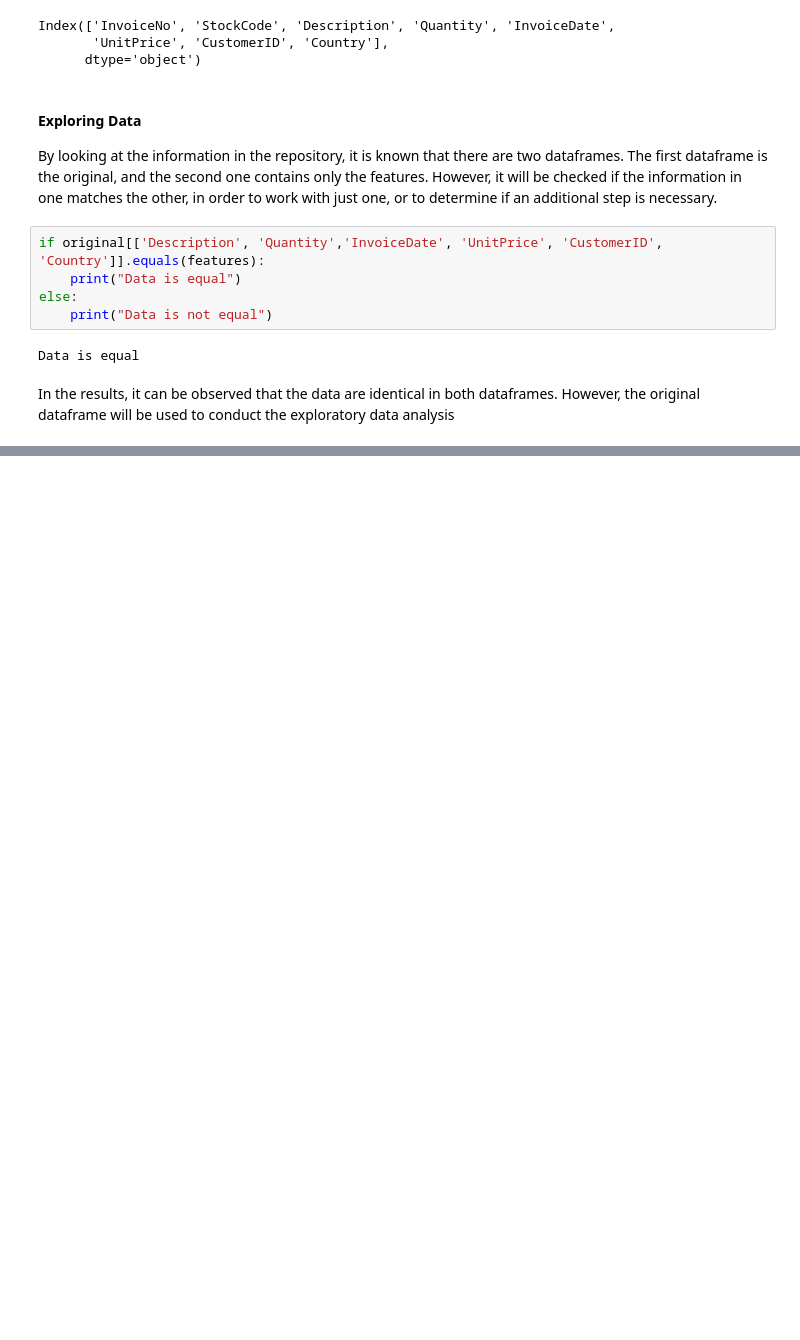
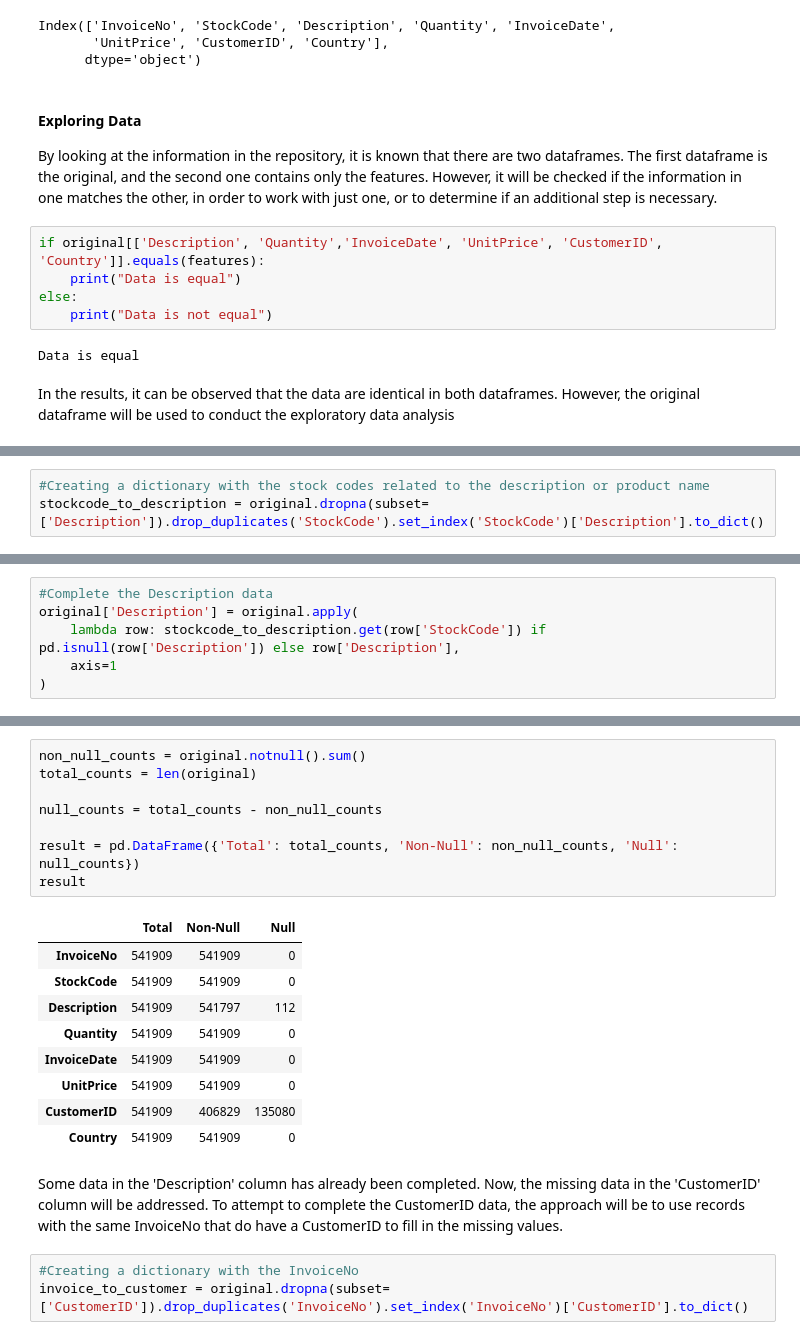
Before and after one commit to carlosmunoz97/citec_technical_test, a Jupyter notebook: online_retail.ipynb, the cells around one changed output, grey strips where cells are left out. Drawn from its saved outputs; the diff is of its cells as text; blank space fills up the shorter version.

```diff
--- a/online_retail.ipynb
+++ b/online_retail.ipynb
@@ -151,0 +219,3 @@ In the results, it can be observed that the data are identical in both dataframe
+# %%
+#Creating a dictionary with the stock codes related to the description or product name
+stockcode_to_description = original.dropna(subset=['Description']).drop_duplicates('StockCode').set_index('StockCode')['Description'].to_dict()
@@ -151,0 +226,6 @@ In the results, it can be observed that the data are identical in both dataframe
+# %%
+#Complete the Description data
+original['Description'] = original.apply(
+    lambda row: stockcode_to_description.get(row['StockCode']) if pd.isnull(row['Description']) else row['Description'],
+    axis=1
+)
@@ -151,0 +250,24 @@ In the results, it can be observed that the data are identical in both dataframe
+# %%
+non_null_counts = original.notnull().sum()
+total_counts = len(original)
+
+null_counts = total_counts - non_null_counts
+
+result = pd.DataFrame({'Total': total_counts, 'Non-Null': non_null_counts, 'Null': null_counts})
+result
+# %% [output]
+|  | Total | Non-Null | Null |
+| InvoiceNo | 541909 | 541909 | 0 |
+| StockCode | 541909 | 541909 | 0 |
+| Description | 541909 | 541797 | 112 |
+| Quantity | 541909 | 541909 | 0 |
+| InvoiceDate | 541909 | 541909 | 0 |
+| UnitPrice | 541909 | 541909 | 0 |
+| CustomerID | 541909 | 406829 | 135080 |
+| Country | 541909 | 541909 | 0 |
+# %% [markdown]
+Some data in the 'Description' column has already been completed. Now, the missing data in the 'CustomerID' column will be addressed.
+To attempt to complete the CustomerID data, the approach will be to use records with the same InvoiceNo that do have a CustomerID to fill in the missing values.
+# %%
+#Creating a dictionary with the InvoiceNo
+invoice_to_customer = original.dropna(subset=['CustomerID']).drop_duplicates('InvoiceNo').set_index('InvoiceNo')['CustomerID'].to_dict()
```
Also changed, not shown: parts of 20 cells of this notebook.
